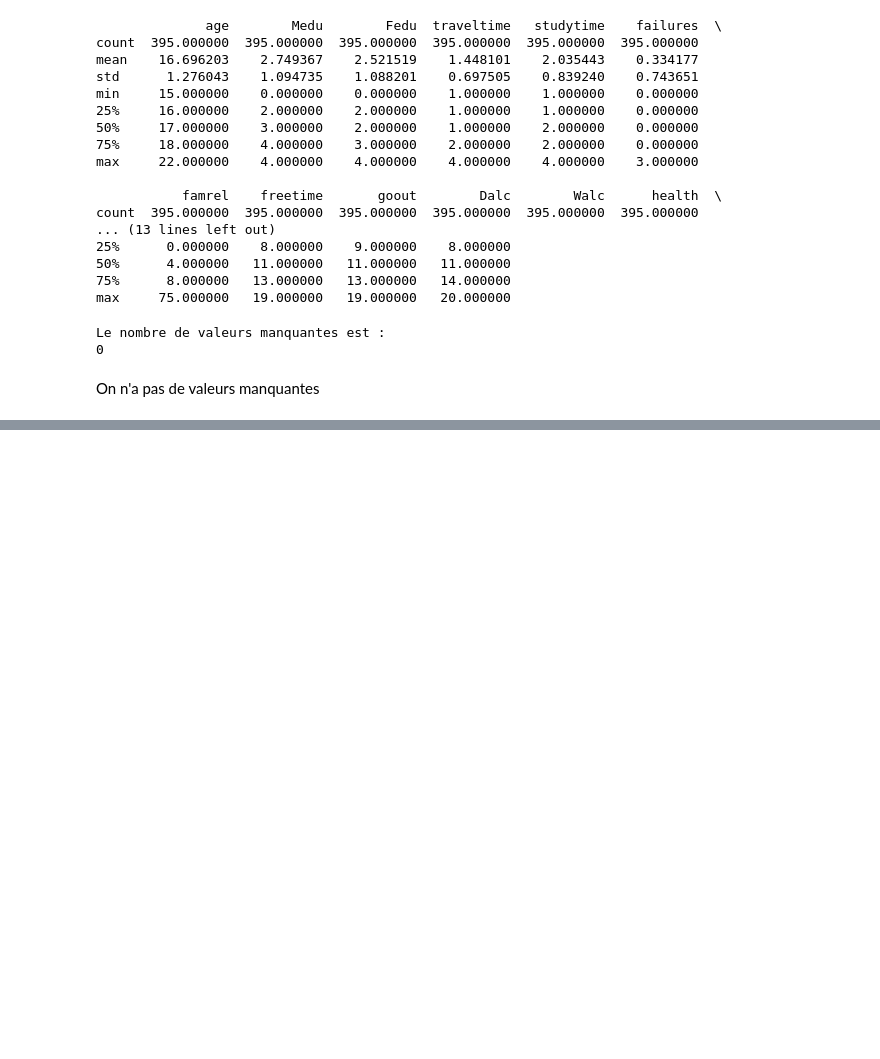
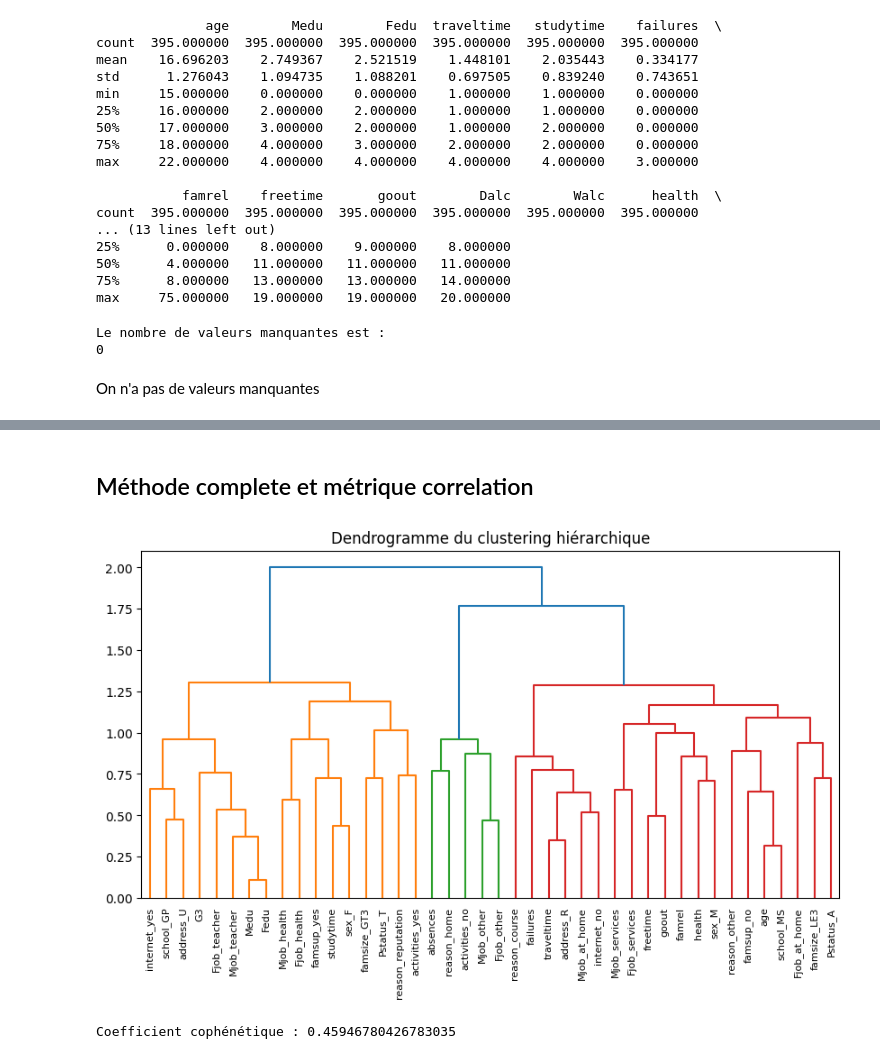
Before and after one commit to gh-ita/StudentProductivity, a Jupyter notebook: ProblemSolving.ipynb, the cells around one changed output, grey strips where cells are left out. Cells and saved outputs as stored; diff of their text form; code cells hidden in the pictures; blank space fills up the shorter version.

```diff
--- a/ProblemSolving.ipynb
+++ b/ProblemSolving.ipynb
@@ -143,0 +192,19 @@ plt.show()
+# %% [markdown]
+## Méthode complete et métrique correlation
+# %%
+C = hierarchy.linkage(correlation_matrix, method='complete', metric='correlation')
+plt.figure(figsize=(10, 5))
+dn = hierarchy.dendrogram(C, labels=correlation_matrix.columns)
+plt.title('Dendrogramme du clustering hiérarchique')
+plt.show()
+# %% [output]
+[figure, added]
+# %%
+distance_matrix = pdist(correlation_matrix)
+
+# Calculer le coefficient de corrélation cophénétique
+cophenet_coef, _ = cophenet(C, distance_matrix)
+
+print(f"Coefficient cophénétique : {cophenet_coef}")
+# %% [output]
+Coefficient cophénétique : 0.45946780426783035
```
Also changed, not shown: parts of 28 cells of this notebook.
